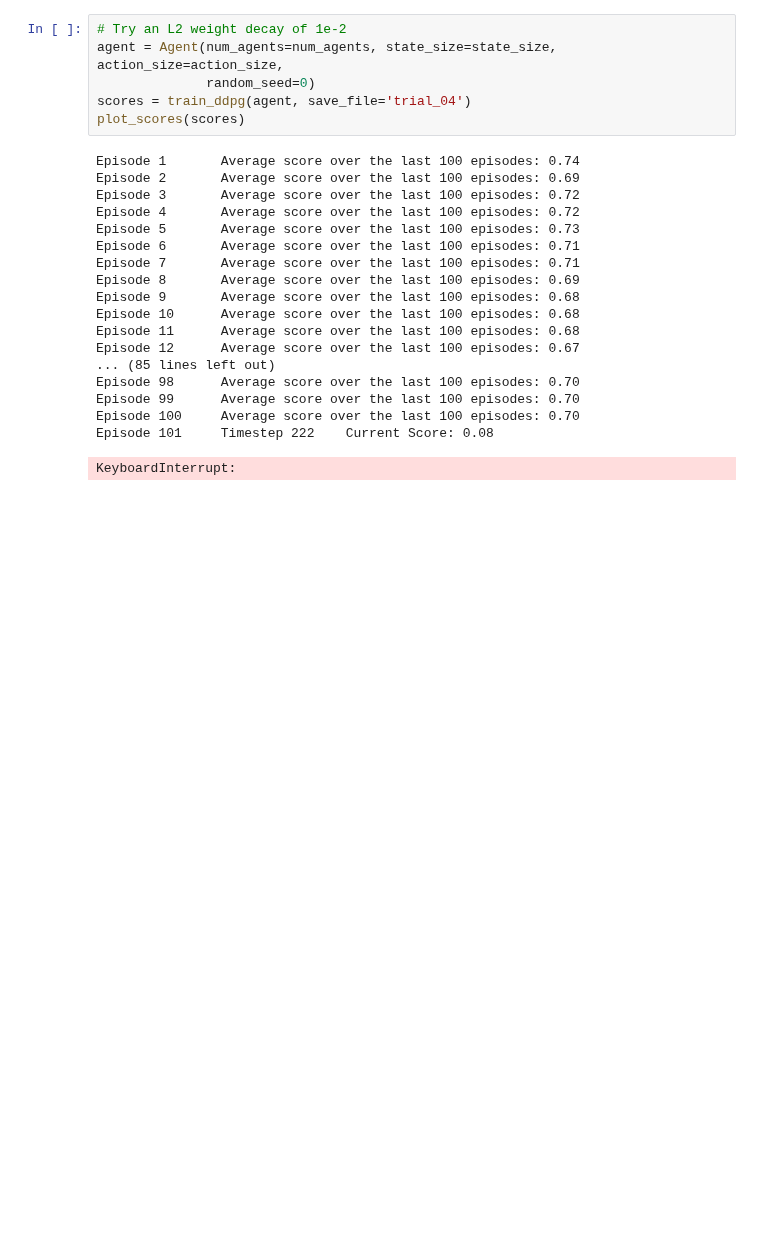
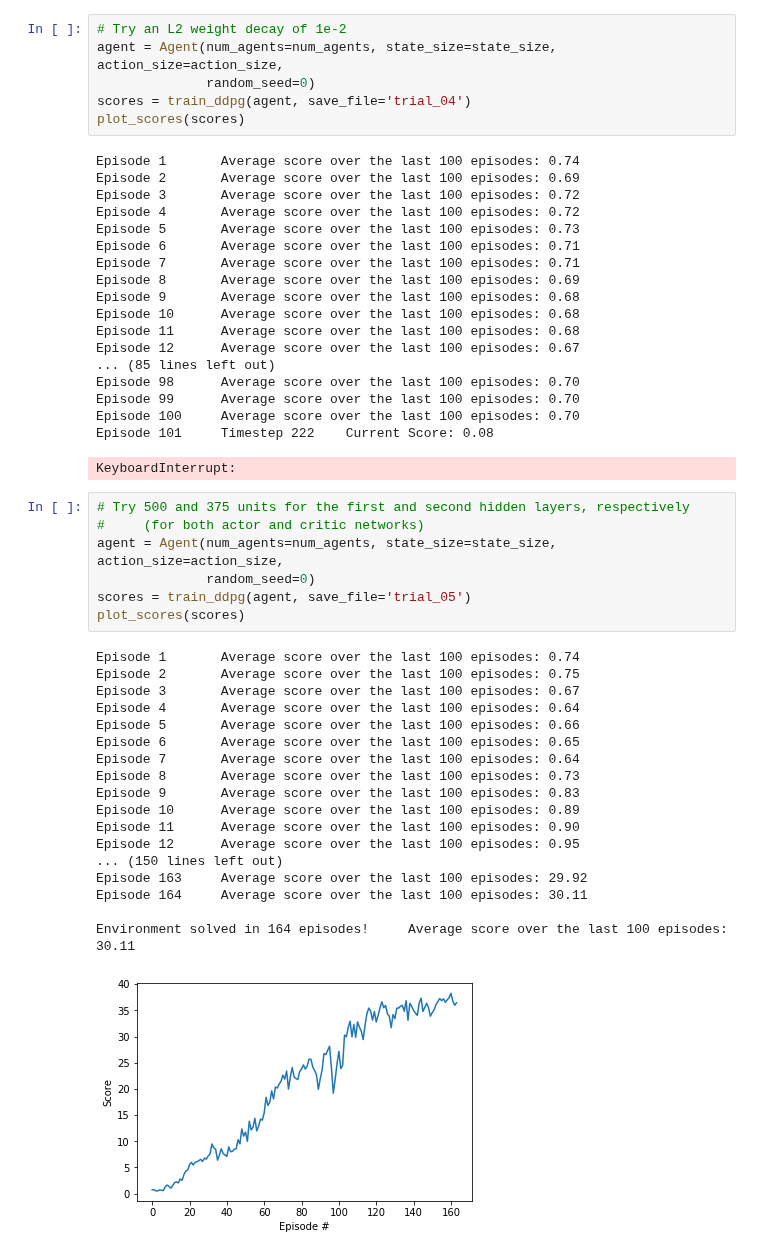
Before and after one commit to mrbarbasa/drlnd-projects, a Jupyter notebook: p2_continuous-control/Continuous_Control.ipynb, the cells around one changed output. Saved outputs shown, nothing was run; the diff lists cells and outputs as text; blank space fills up the shorter version.

Commit message:
Trial 5: Try 500 and 375 hidden units

```diff
--- a/p2_continuous-control/Continuous_Control.ipynb
+++ b/p2_continuous-control/Continuous_Control.ipynb
@@ -373,3 +373,29 @@ Episode 99      Average score over the last 100 episodes: 0.70
 Episode 100     Average score over the last 100 episodes: 0.70
 Episode 101     Timestep 222    Current Score: 0.08
 KeyboardInterrupt:
+# %%
+# Try 500 and 375 units for the first and second hidden layers, respectively
+#     (for both actor and critic networks)
+agent = Agent(num_agents=num_agents, state_size=state_size, action_size=action_size,
+              random_seed=0)
+scores = train_ddpg(agent, save_file='trial_05')
+plot_scores(scores)
+# %% [output]
+Episode 1       Average score over the last 100 episodes: 0.74
+Episode 2       Average score over the last 100 episodes: 0.75
+Episode 3       Average score over the last 100 episodes: 0.67
+Episode 4       Average score over the last 100 episodes: 0.64
+Episode 5       Average score over the last 100 episodes: 0.66
+Episode 6       Average score over the last 100 episodes: 0.65
+Episode 7       Average score over the last 100 episodes: 0.64
+Episode 8       Average score over the last 100 episodes: 0.73
+Episode 9       Average score over the last 100 episodes: 0.83
+Episode 10      Average score over the last 100 episodes: 0.89
+Episode 11      Average score over the last 100 episodes: 0.90
+Episode 12      Average score over the last 100 episodes: 0.95
+... (150 lines left out)
+Episode 163     Average score over the last 100 episodes: 29.92
+Episode 164     Average score over the last 100 episodes: 30.11
+
+Environment solved in 164 episodes!     Average score over the last 100 episodes: 30.11
+[figure, added]
```
Also changed, not shown: parts of 1 cell of this notebook, 4 other files.
